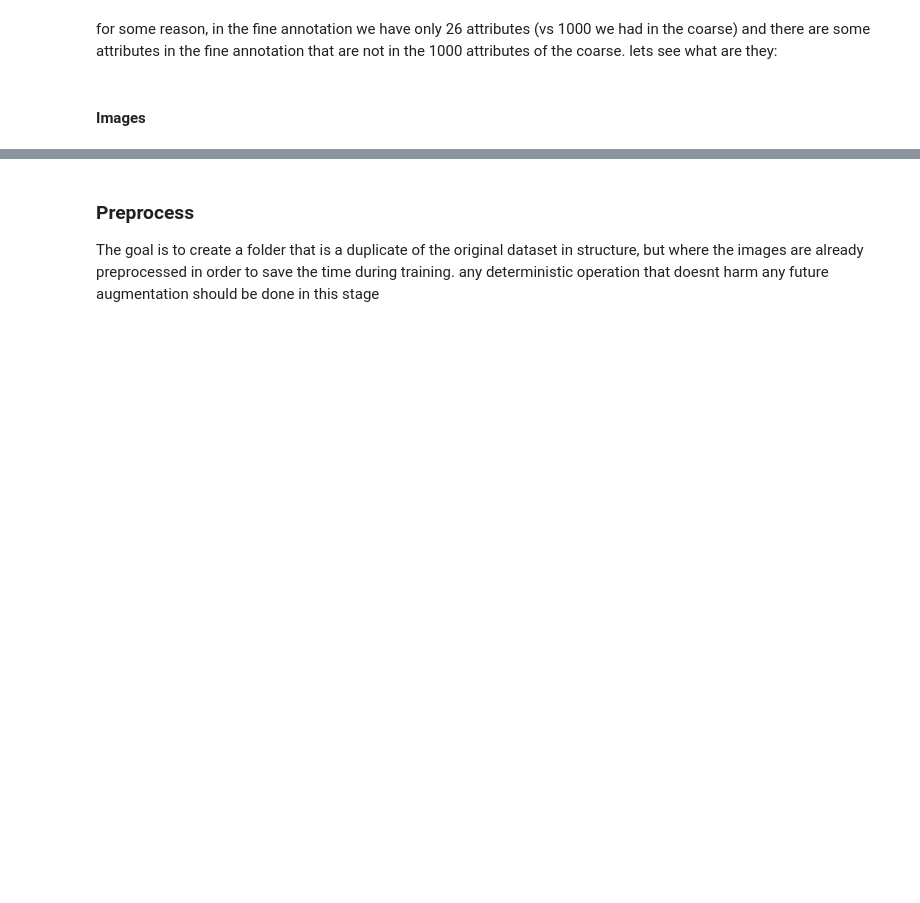
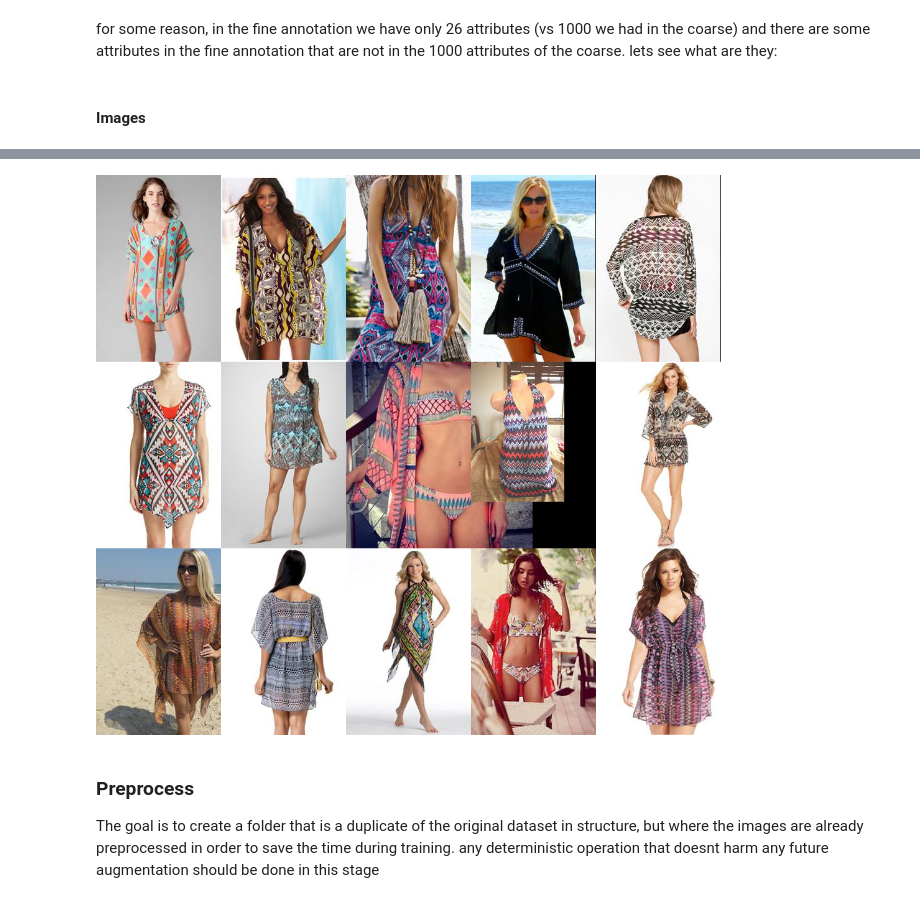
Before and after one commit to guyk1971/PyTorch-VAE, a Jupyter notebook: datasets/deep_fashion.ipynb, the cells around one changed output, grey strips where cells are left out. Cells and saved outputs as stored; diff of their text form; code cells hidden in the pictures; blank space fills up the shorter version.

```diff
--- a/datasets/deep_fashion.ipynb
+++ b/datasets/deep_fashion.ipynb
@@ -545,3 +734,7 @@ img_fn[0].split('Img/')[0]+'Img/preprocessed_'+img_fn[0].split('Img/')[1]
+# %%
+image_grid(cat_imgs[:15],3,5)
+# %% [output]
+[figure, added]
 # %% [markdown]
 ### Preprocess
 The goal is to create a folder that is a duplicate of the original dataset in structure, but where the images are already preprocessed in order to save the time during training.
```
Also changed, not shown: parts of 32 cells of this notebook, 2 other files.
